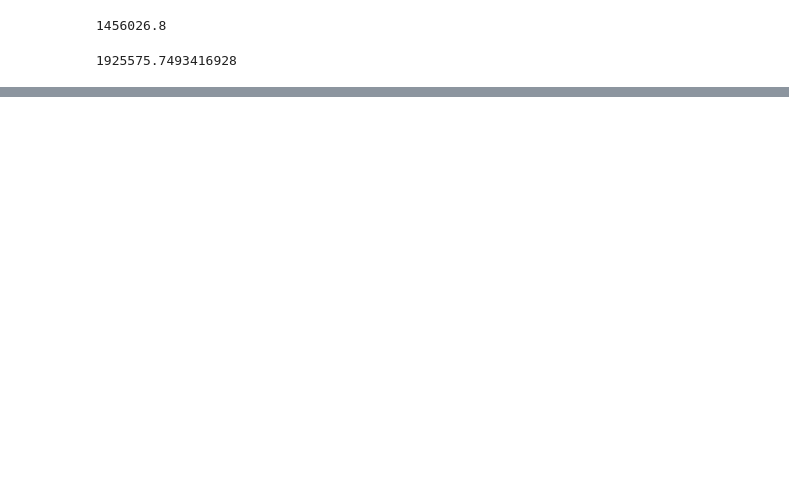
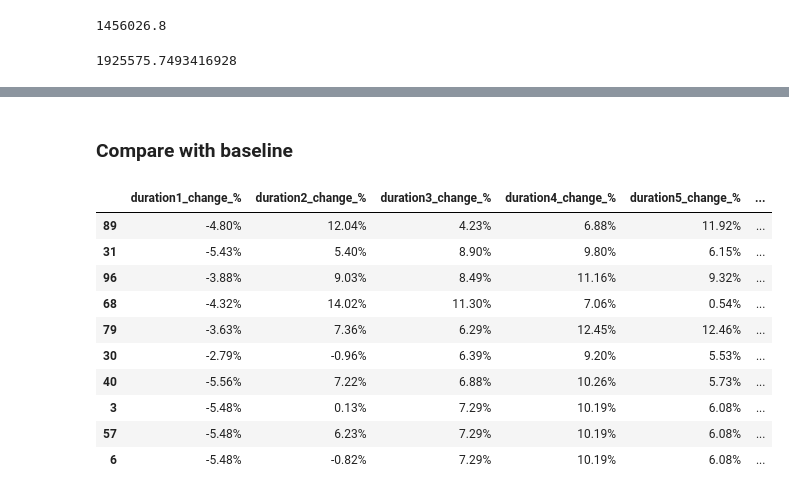
Before and after one commit to jismartin/counterEVM, a Jupyter notebook: CFs_generation.ipynb, the cells around one changed output, grey strips where cells are left out. Drawn from its saved outputs; the diff is of its cells as text; code cells hidden in the pictures; blank space fills up the shorter version.

```diff
--- a/CFs_generation.ipynb
+++ b/CFs_generation.ipynb
@@ -1239,0 +1273,16 @@ comparison_df_sorted.to_csv('comparison_df_sorted.csv', index=False)  # Save the
+# %% [markdown]
+### Compare with baseline
+# %%
+compare_with_query_df(selected_CFs, base_durations_hours, query_instance_cost)
+# %% [output]
+|  | duration1_change_% | duration2_change_% | duration3_change_% | duration4_change_% | duration5_change_% | ... |
+| 89 | -4.80% | 12.04% | 4.23% | 6.88% | 11.92% | ... |
+| 31 | -5.43% | 5.40% | 8.90% | 9.80% | 6.15% | ... |
+| 96 | -3.88% | 9.03% | 8.49% | 11.16% | 9.32% | ... |
+| 68 | -4.32% | 14.02% | 11.30% | 7.06% | 0.54% | ... |
+| 79 | -3.63% | 7.36% | 6.29% | 12.45% | 12.46% | ... |
+| 30 | -2.79% | -0.96% | 6.39% | 9.20% | 5.53% | ... |
+| 40 | -5.56% | 7.22% | 6.88% | 10.26% | 5.73% | ... |
+| 3 | -5.48% | 0.13% | 7.29% | 10.19% | 6.08% | ... |
+| 57 | -5.48% | 6.23% | 7.29% | 10.19% | 6.08% | ... |
+| 6 | -5.48% | -0.82% | 7.29% | 10.19% | 6.08% | ... |
```
Also changed, not shown: parts of 15 cells of this notebook, 3 other files.
